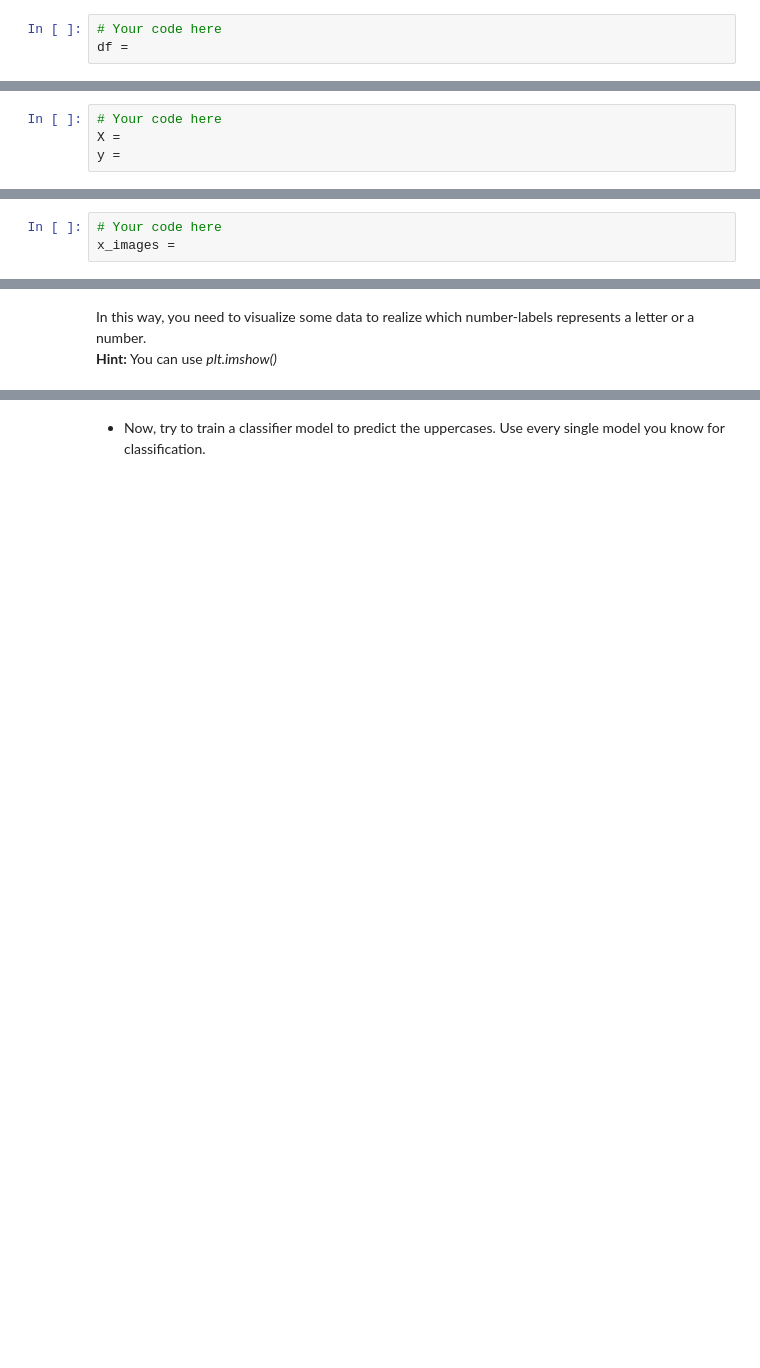
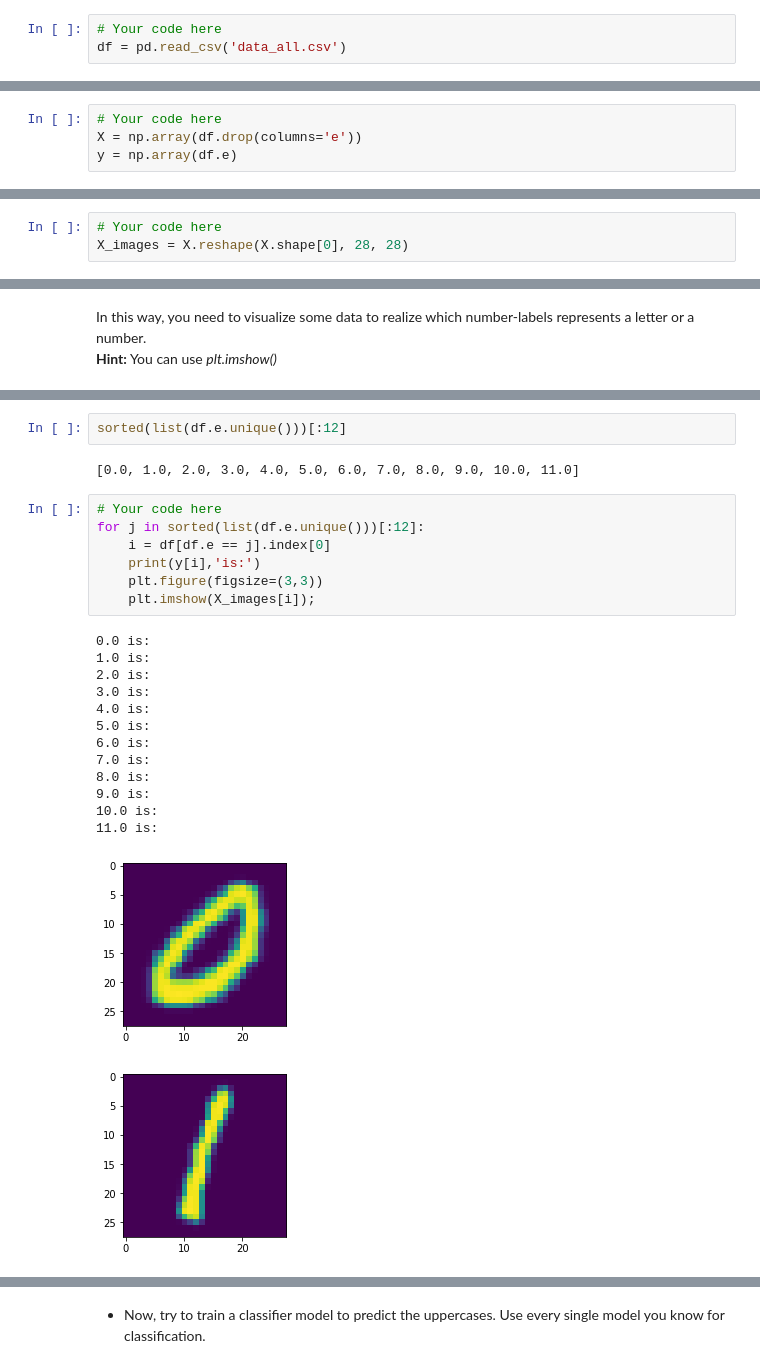
Before and after one commit to ta-data-mexpt/lab-supervised-classification, a Jupyter notebook: Supervised Classification.ipynb, the cells around one changed output, grey strips where cells are left out. Saved outputs shown, nothing was run; the diff lists cells and outputs as text; blank space fills up the shorter version.

```diff
--- a/Supervised Classification.ipynb
+++ b/Supervised Classification.ipynb
@@ -6,4 +25,4 @@
 In the data.csv there are letters (uppercases and lowercases) and numbers in a row format, in the cell below load the **data_all.csv** and explore it.
 # %%
 # Your code here
-df =
+df = pd.read_csv('data_all.csv')
@@ -12,10 +76,10 @@ df =
 Now than you had identified your data, try to define your X and y (target) for next classification models.
 # %%
 # Your code here
-X =
-y =
+X = np.array(df.drop(columns='e'))
+y = np.array(df.e)
 # %% [markdown]
 Before applying any model, you need to know which labels are which, to solve this you need to reshape your X-dataset into 28x28 pixels in a variable called `x_images`. <br> **Hint:** You can use *np.reshape(size of data, 28, 28))*
 # %%
 # Your code here
-x_images =
+X_images = X.reshape(X.shape[0], 28, 28)
@@ -26,0 +101,26 @@ In this way, you need to visualize some data to realize which number-labels repr
+# %%
+sorted(list(df.e.unique()))[:12]
+# %% [output]
+[0.0, 1.0, 2.0, 3.0, 4.0, 5.0, 6.0, 7.0, 8.0, 9.0, 10.0, 11.0]
+# %%
+# Your code here
+for j in sorted(list(df.e.unique()))[:12]:
+    i = df[df.e == j].index[0]
+    print(y[i],'is:')
+    plt.figure(figsize=(3,3))
+    plt.imshow(X_images[i]);
+# %% [output]
+0.0 is:
+1.0 is:
+2.0 is:
+3.0 is:
+4.0 is:
+5.0 is:
+6.0 is:
+7.0 is:
+8.0 is:
+9.0 is:
+10.0 is:
+11.0 is:
+[figure, added]
+[figure, added]
```
Also changed, not shown: parts of 26 cells of this notebook.
